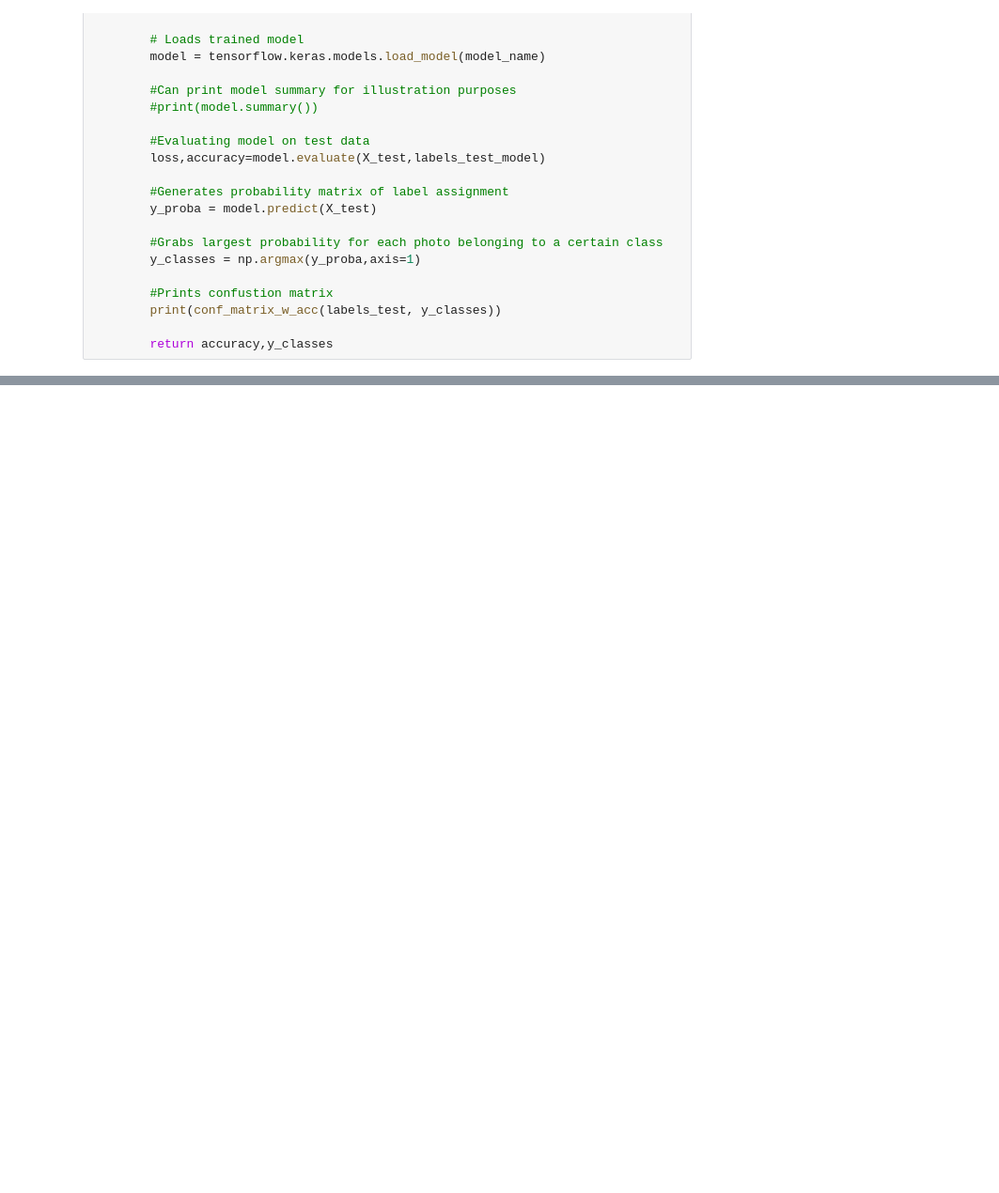
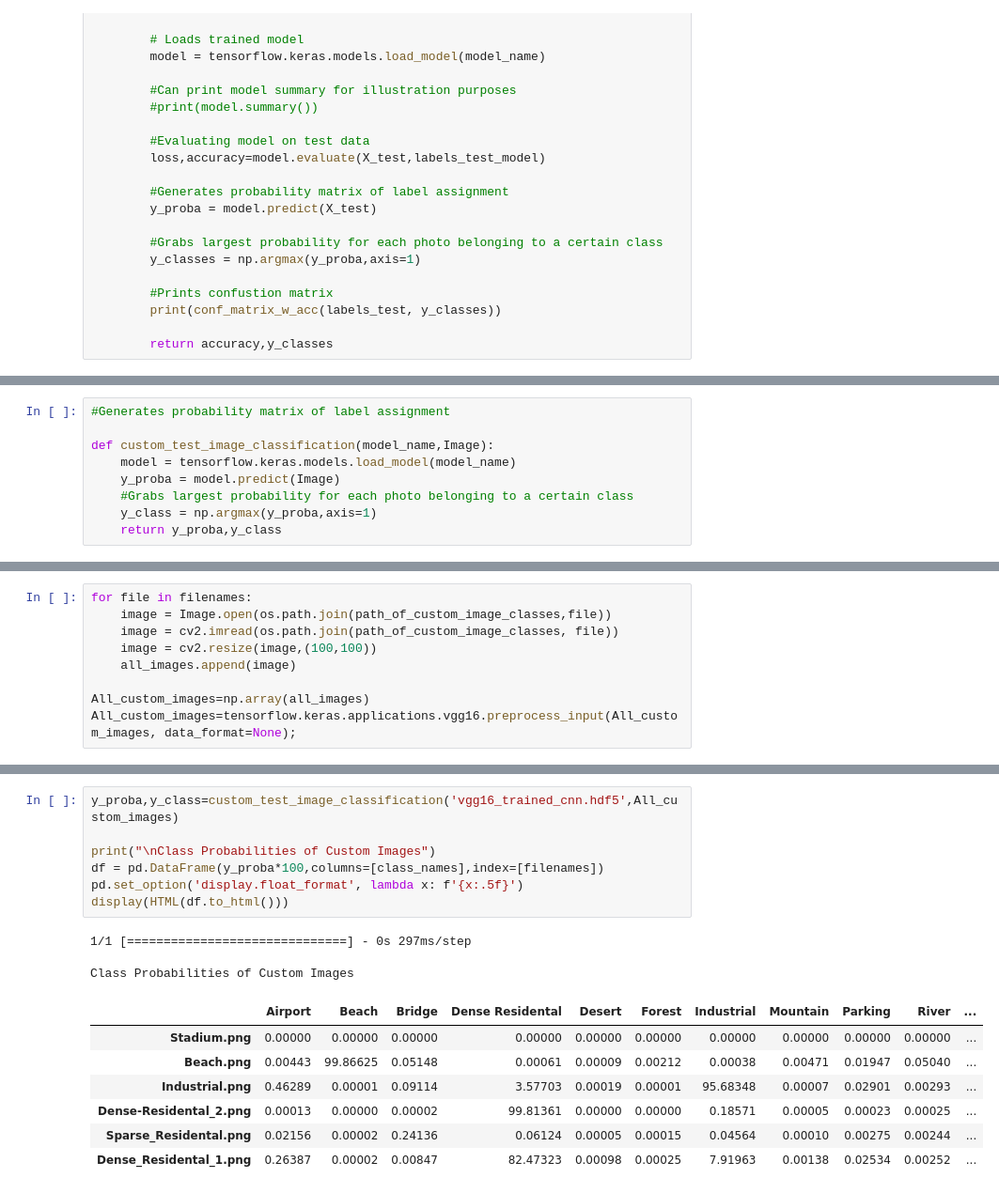
Before and after one commit to Michelle584/Final-Project-Pattern-Rec, a Jupyter notebook: Test.ipynb, the cells around one changed output, grey strips where cells are left out. Shown at 94% size. Saved outputs shown, nothing was run; the diff lists cells and outputs as text; blank space fills up the shorter version.

```diff
--- a/Test.ipynb
+++ b/Test.ipynb
@@ -78,0 +95,9 @@ None
+# %%
+#Generates probability matrix of label assignment
+
+def custom_test_image_classification(model_name,Image):
+    model = tensorflow.keras.models.load_model(model_name)
+    y_proba = model.predict(Image)
+    #Grabs largest probability for each photo belonging to a certain class
+    y_class = np.argmax(y_proba,axis=1)
+    return y_proba,y_class
@@ -78,0 +111,9 @@ None
+# %%
+for file in filenames:
+    image = Image.open(os.path.join(path_of_custom_image_classes,file))
+    image = cv2.imread(os.path.join(path_of_custom_image_classes, file))
+    image = cv2.resize(image,(100,100))
+    all_images.append(image)
+
+All_custom_images=np.array(all_images)
+All_custom_images=tensorflow.keras.applications.vgg16.preprocess_input(All_custom_images, data_format=None);
@@ -78,0 +201,18 @@ None
+# %%
+y_proba,y_class=custom_test_image_classification('vgg16_trained_cnn.hdf5',All_custom_images)
+
+print("\nClass Probabilities of Custom Images")
+df = pd.DataFrame(y_proba*100,columns=[class_names],index=[filenames])
+pd.set_option('display.float_format', lambda x: f'{x:.5f}')
+display(HTML(df.to_html()))
+# %% [output]
+1/1 [==============================] - 0s 297ms/step
+
+Class Probabilities of Custom Images
+|  | Airport | Beach | Bridge | Dense Residental | Desert | Forest | Industrial | Mountain | Parking | River | ... |
+| Stadium.png | 0.00000 | 0.00000 | 0.00000 | 0.00000 | 0.00000 | 0.00000 | 0.00000 | 0.00000 | 0.00000 | 0.00000 | ... |
+| Beach.png | 0.00443 | 99.86625 | 0.05148 | 0.00061 | 0.00009 | 0.00212 | 0.00038 | 0.00471 | 0.01947 | 0.05040 | ... |
+| Industrial.png | 0.46289 | 0.00001 | 0.09114 | 3.57703 | 0.00019 | 0.00001 | 95.68348 | 0.00007 | 0.02901 | 0.00293 | ... |
+| Dense-Residental_2.png | 0.00013 | 0.00000 | 0.00002 | 99.81361 | 0.00000 | 0.00000 | 0.18571 | 0.00005 | 0.00023 | 0.00025 | ... |
+| Sparse_Residental.png | 0.02156 | 0.00002 | 0.24136 | 0.06124 | 0.00005 | 0.00015 | 0.04564 | 0.00010 | 0.00275 | 0.00244 | ... |
+| Dense_Residental_1.png | 0.26387 | 0.00002 | 0.00847 | 82.47323 | 0.00098 | 0.00025 | 7.91963 | 0.00138 | 0.02534 | 0.00252 | ... |
```
Also changed, not shown: parts of 10 cells of this notebook, 6 other files.
